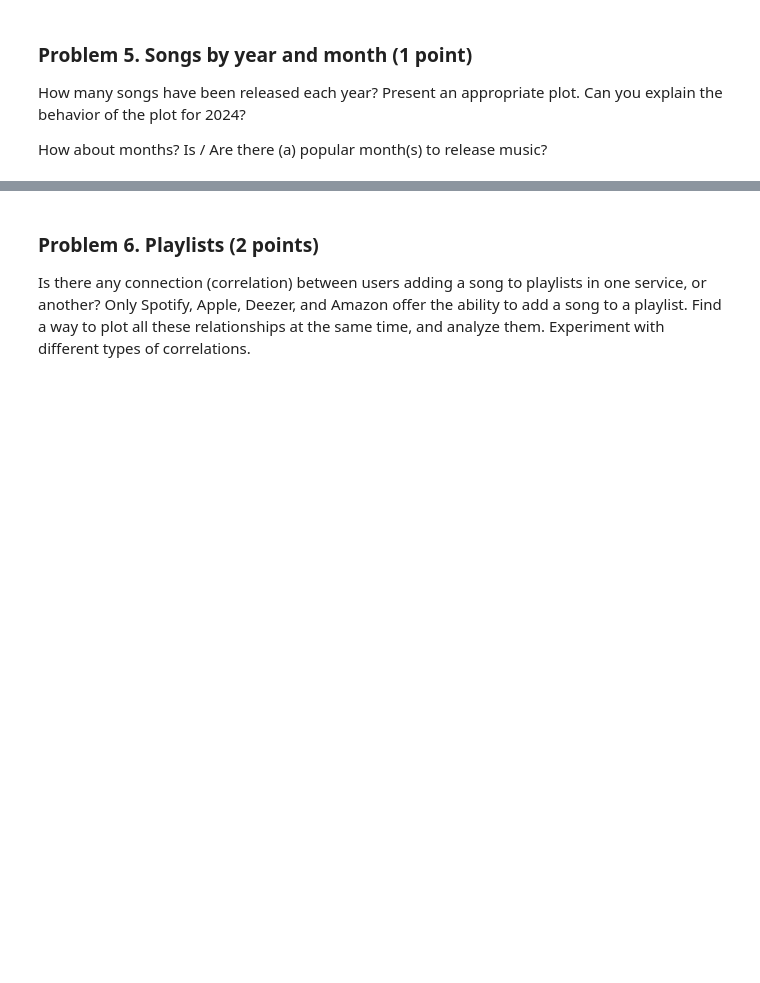
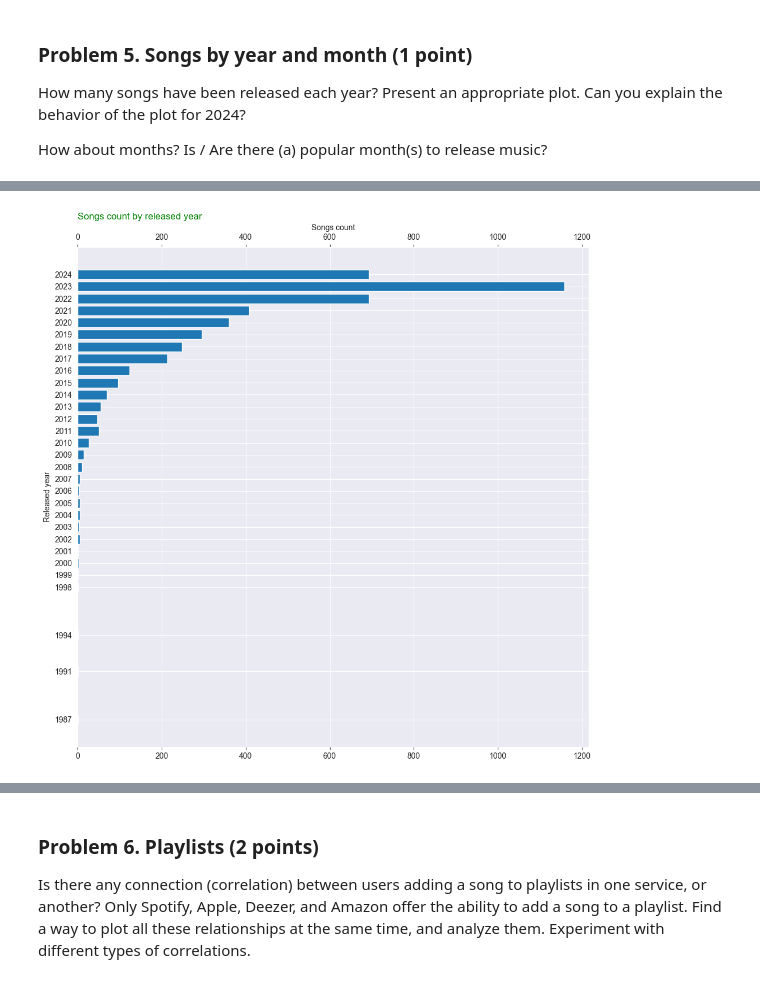
Before and after one commit to plamensve/Data_Science_Upskill_Softuni, a Jupyter notebook: 05_data_visualization_exploratory_data_analysis/Data Visualization and EDA Lab.ipynb, the cells around one changed output, grey strips where cells are left out. Drawn from its saved outputs; the diff is of its cells as text; code cells hidden in the pictures; blank space fills up the shorter version.

Commit message:
Add solution 5 - songs by year and month

```diff
--- a/05_data_visualization_exploratory_data_analysis/Data Visualization and EDA Lab.ipynb
+++ b/05_data_visualization_exploratory_data_analysis/Data Visualization and EDA Lab.ipynb
@@ -302,0 +305,10 @@ How about months? Is / Are there (a) popular month(s) to release music?
+# %%
+#Getting the columns to analyse and make a copy to avoid the warnings
+all_released_songs = data[['track', 'release_date']].copy()
+
+#Grouped the songs by release year.
+songs_count = all_released_songs.groupby(all_released_songs['release_date'].dt.year).size().reset_index(name='count')
+sorted_result = songs_count.sort_values(by='release_date', ascending=False)
+sorted_result = sorted_result.rename(columns={'count': 'songs_count'})
+sorted_result = sorted_result.rename(columns={'release_date': 'release_year'})
+sorted_result
@@ -302,0 +333,14 @@ How about months? Is / Are there (a) popular month(s) to release music?
+# %%
+plt.figure(figsize=(10, 10))
+plt.barh(sorted_result.release_year, sorted_result.songs_count)
+plt.title('Songs count by released year', loc='left', color='green')
+plt.ylabel('Released year')
+plt.xlabel('Songs count')
+plt.yticks(sorted_result.release_year)
+plt.tick_params(axis='x', which='both', top=True, labeltop=True)
+plt.gca().xaxis.set_ticks_position('both')
+plt.gca().xaxis.set_label_position('top')
+plt.tight_layout()
+plt.show()
+# %% [output]
+[figure, added]
```
Also changed, not shown: parts of 6 cells of this notebook.
